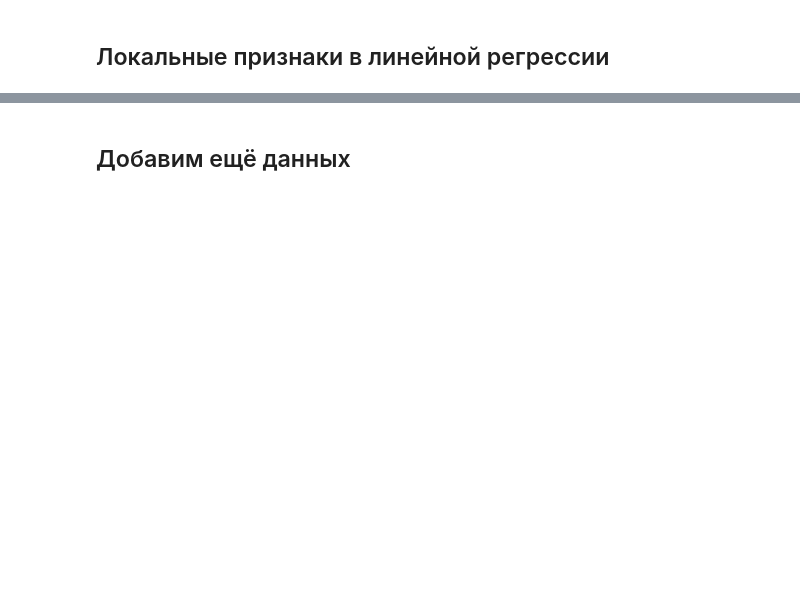
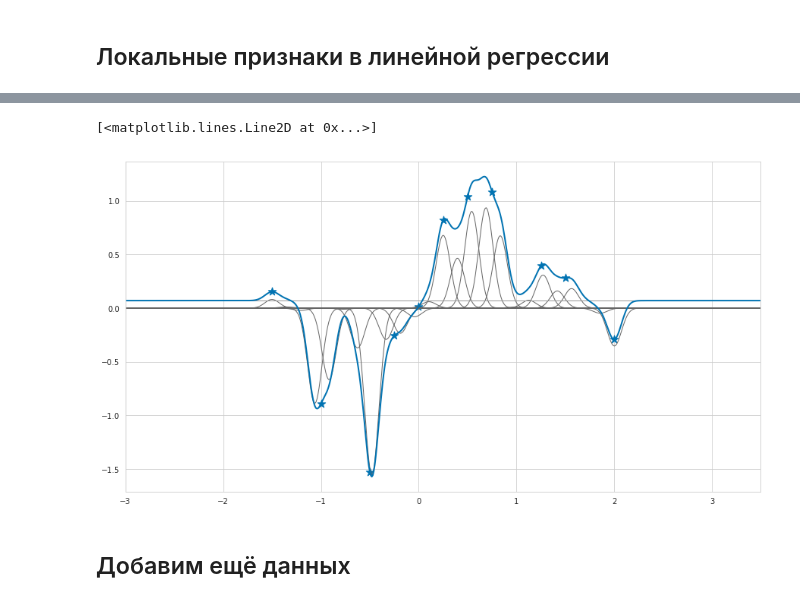
Before and after one commit to Antimortine/made_advanced_ml, a Jupyter notebook: 02-linregr/made-02.ipynb, the cells around one changed output, grey strips where cells are left out. Saved outputs shown, nothing was run; the diff lists cells and outputs as text; code cells hidden in the pictures; blank space fills up the shorter version.

```diff
--- a/02-linregr/made-02.ipynb
+++ b/02-linregr/made-02.ipynb
@@ -143,25 +160,28 @@ ax.plot(xs, yfit, linewidth=2)
 # %%
 num_gauss=25
 
 fig = plt.figure(figsize=figsize)
 ax = fig.add_subplot(111)
 ax.set_xlim((xs[0], xs[-1]))
 # ax.set_ylim((-1.5, 1.5))
-ax.scatter(xd_large, data_large, marker='*', s=120)
+ax.scatter(xd, data, marker='*', s=120)
 # ax.plot(xs, orig(xs), linewidth=1, label="Исходная функция", color="black")
 
 gauss_model = make_pipeline(GaussianFeatures(num_gauss), linear_model.LinearRegression())
 gauss_model.fit(gauss_xd[:, np.newaxis], gauss_yd)
 yfit = gauss_model.predict(xs[:, np.newaxis])
 mfeat = gauss_model.get_params()['gaussianfeatures']
 mregr = gauss_model.get_params()['linearregression']
 
 for i in range(mfeat.N):
     cur_yfit = [mregr.coef_[i] * mfeat._gauss_basis(x, mfeat.centers_[i], mfeat.width_) for x in xs]
     ax.plot(xs, cur_yfit, color="0.4", linewidth=1)
     ax.plot(xs, [mregr.intercept_ for _ in range(len(xs))], color="0.6", linewidth=1)
 
 ax.plot(xs, yfit, linewidth=2)
+# %% [output]
+[<matplotlib.lines.Line2D at 0x...>]
+[figure, added]
 # %% [markdown]
 ## Добавим ещё данных
 # %%
```
Also changed, not shown: parts of 18 cells of this notebook, 3 other files.
